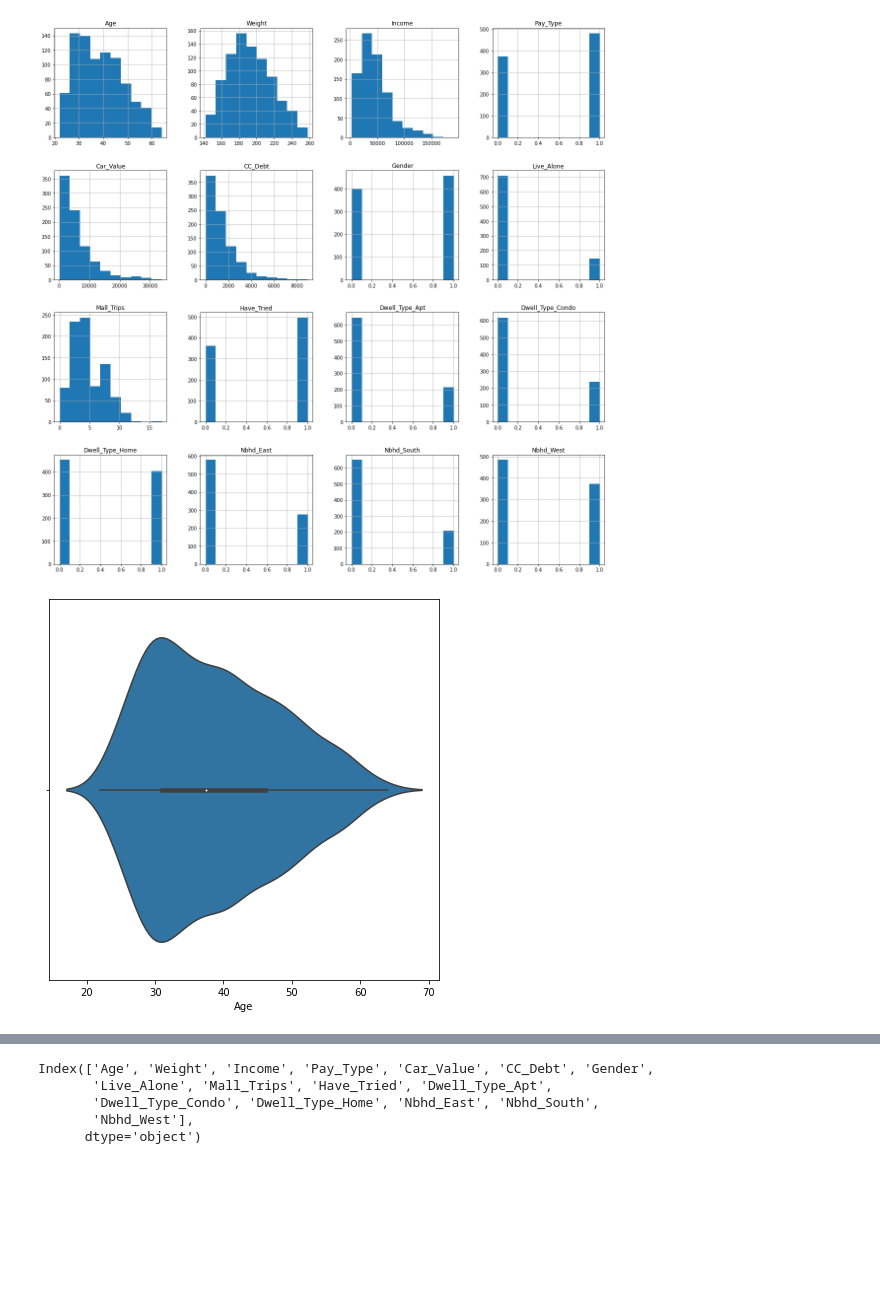
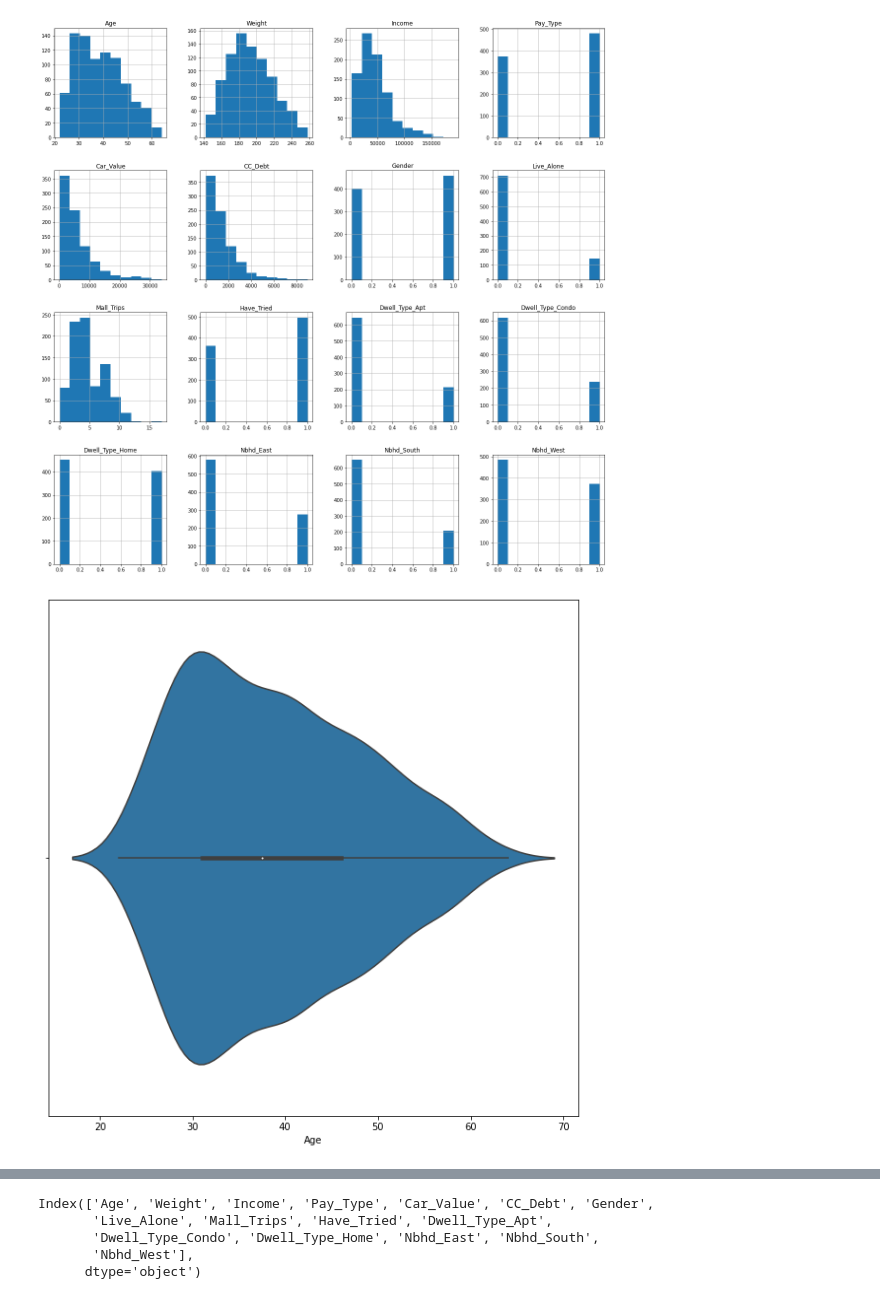
Before and after one commit to TheBetterview/Data-Science-and-MachineLearning, a Jupyter notebook: BUSI 650 Final project - Task 1.ipynb, the cells around one changed output, grey strips where cells are left out. Cells and saved outputs as stored; diff of their text form; code cells hidden in the pictures; blank space fills up the shorter version.

```diff
--- a/BUSI 650 Final project - Task 1.ipynb
+++ b/BUSI 650 Final project - Task 1.ipynb
@@ -242,12 +240,8 @@ new_lasagna_df.hist(figsize = (20,20));
 # %% [output]
 [figure]
 # %%
-
-#count	mean	std	min	25%	50%	75%	max
-#Age	856.0	38.782710	9.610763	22.0	31.0	37.5	46.0	64.0
-
-plt.figure(figsize=(7, 7))
+plt.figure(figsize=(10, 10))
 sns.violinplot(data = new_lasagna_df, x = "Age");
 # %% [output]
-[figure, old version]
+[figure, new version]
 # %%
```
Also changed, not shown: parts of 20 cells of this notebook, 21 other files.
